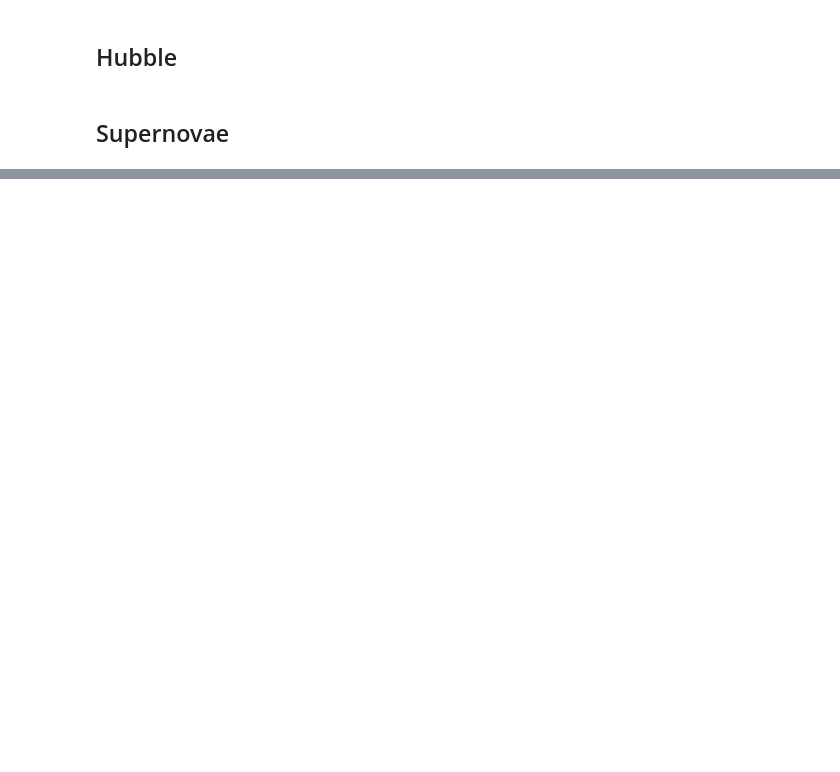
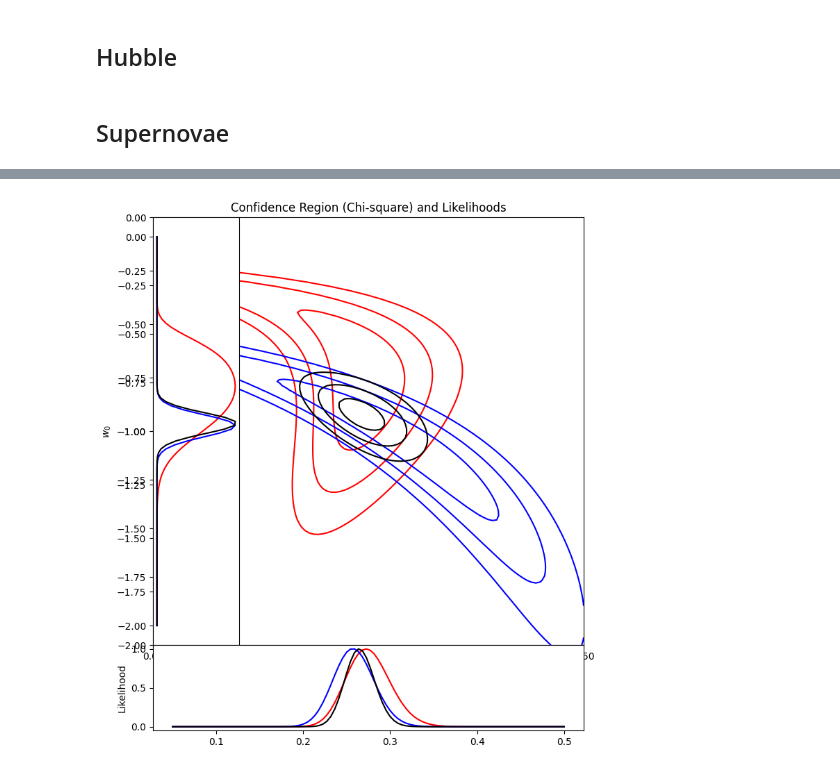
Before and after one commit to Parracho/IE, a Jupyter notebook: Project/Code/paper.ipynb, the cells around one changed output, grey strips where cells are left out. Cells and saved outputs as stored; diff of their text form; code cells hidden in the pictures; blank space fills up the shorter version.

```diff
--- a/Project/Code/paper.ipynb
+++ b/Project/Code/paper.ipynb
@@ -509,0 +570,33 @@ plt.plot(omega_m,lik_jOm)
+# %%
+
+# Create the figure and axis
+fig, ax = plt.subplots(figsize=(8, 8))
+
+# Plot the confidence region
+ax.contour(omega_m,w0,sigma_hubble,sigma,colors="blue")
+ax.contour(omega_m,w0,sigma_sn,sigma,colors="red")
+ax.contour(omega_m,w0,sigma_joint,sigma,colors="black")
+
+
+# Plot the likelihood for b on the left
+ax2 = ax.inset_axes([0, 0, 0.2, 1], transform=ax.transAxes)
+ax2.plot(lik_hw0_scale, w0, color='blue')
+ax2.plot(lik_snw0_scale, w0, color='red')
+ax2.plot(lik_jw0_scale, w0, color='black')
+ax2.set_xlabel('Likelihood')
+
+# Plot the likelihood for a below
+ax3 = ax.inset_axes([0, -0.2, 1, 0.2], transform=ax.transAxes)
+ax3.plot(omega_m, lik_hOm, color='blue')
+ax3.plot(omega_m, lik_snOm, color='red')
+ax3.plot(omega_m, lik_jOm, color='black')
+ax3.set_ylabel('Likelihood')
+
+# Set labels and title
+ax.set_xlabel(r"$\Omega_{M0}$")
+ax.set_ylabel(r"$w_0$")
+ax.set_title('Confidence Region (Chi-square) and Likelihoods')
+
+plt.show()
+# %% [output]
+[figure, added]
```
Also changed, not shown: parts of 26 cells of this notebook.
